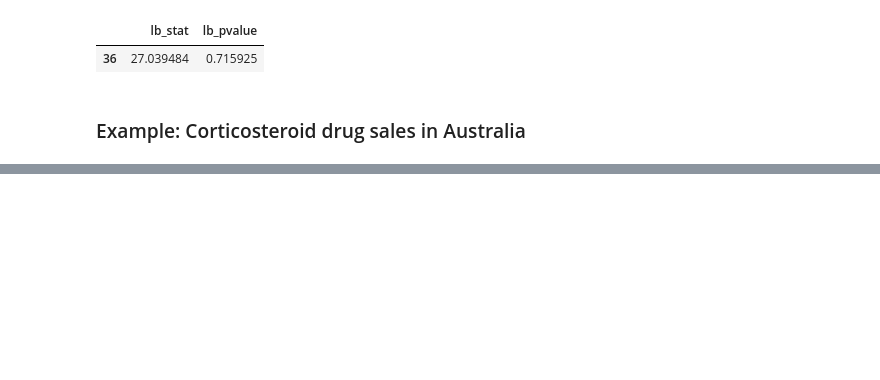
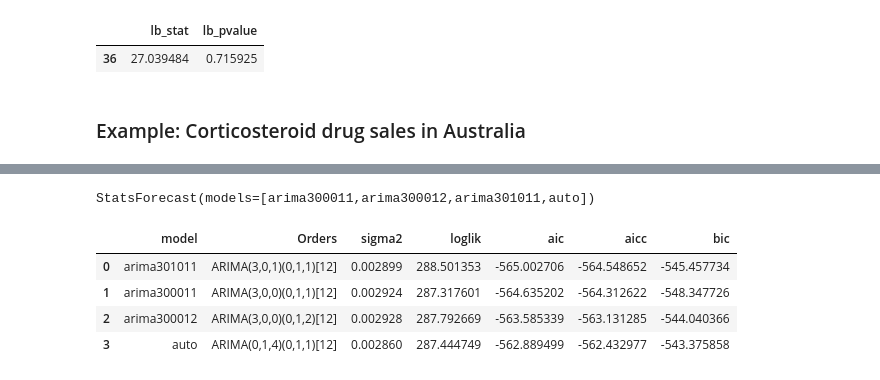
Before and after one commit to sebsciarra/gas_pump_prices, a Jupyter notebook: notebooks/chap9_arima.ipynb, the cells around one changed output, grey strips where cells are left out. Cells and saved outputs as stored; diff of their text form; code cells hidden in the pictures; blank space fills up the shorter version.

```diff
--- a/notebooks/chap9_arima.ipynb
+++ b/notebooks/chap9_arima.ipynb
@@ -838,0 +960,36 @@ ljung_box
+# %%
+# Step 4) Fit models
+# NOTE: stepwise=False --> slower stepwise selection process by exploring larger set of models
+# NOTE: approximation=False --> do not use approximations
+models = [
+    ARIMA(order=(3, 0, 0), seasonal_order=(0, 1, 1), season_length=12, alias="arima300011"),
+    ARIMA(order=(3, 0, 0), seasonal_order=(0, 1, 2), season_length=12, alias="arima300012"),
+    ARIMA(order=(3, 0, 1), seasonal_order=(0, 1, 1), season_length=12, alias="arima301011"),
+    AutoARIMA(stepwise=False, approximation=False, alias="auto", season_length=12)]
+
+sf = StatsForecast(models=models, freq="MS", n_jobs=-1)
+
+# fit data on observed data
+sf.fit(df=df_pbs[["ds", "y", "unique_id"]])
+
+summaries = []
+for model in sf.fitted_[0]:
+    summary_model = {
+        "model": model,
+        "Orders": ARIMASummary(model.model_),
+        "sigma2": model.model_["sigma2"],
+        "loglik": model.model_["loglik"],
+        "aic": model.model_["aic"],
+        "aicc": model.model_["aicc"],
+        "bic": model.model_["bic"],
+    }
+    summaries.append(summary_model)
+
+pd.DataFrame(sorted(summaries, key=lambda d: d["aicc"]))
+# %% [output]
+StatsForecast(models=[arima300011,arima300012,arima301011,auto])
+|  | model | Orders | sigma2 | loglik | aic | aicc | bic |
+| 0 | arima301011 | ARIMA(3,0,1)(0,1,1)[12] | 0.002899 | 288.501353 | -565.002706 | -564.548652 | -545.457734 |
+| 1 | arima300011 | ARIMA(3,0,0)(0,1,1)[12] | 0.002924 | 287.317601 | -564.635202 | -564.312622 | -548.347726 |
+| 2 | arima300012 | ARIMA(3,0,0)(0,1,2)[12] | 0.002928 | 287.792669 | -563.585339 | -563.131285 | -544.040366 |
+| 3 | auto | ARIMA(0,1,4)(0,1,1)[12] | 0.002860 | 287.444749 | -562.889499 | -562.432977 | -543.375858 |
```
Also changed, not shown: parts of 10 cells of this notebook.
